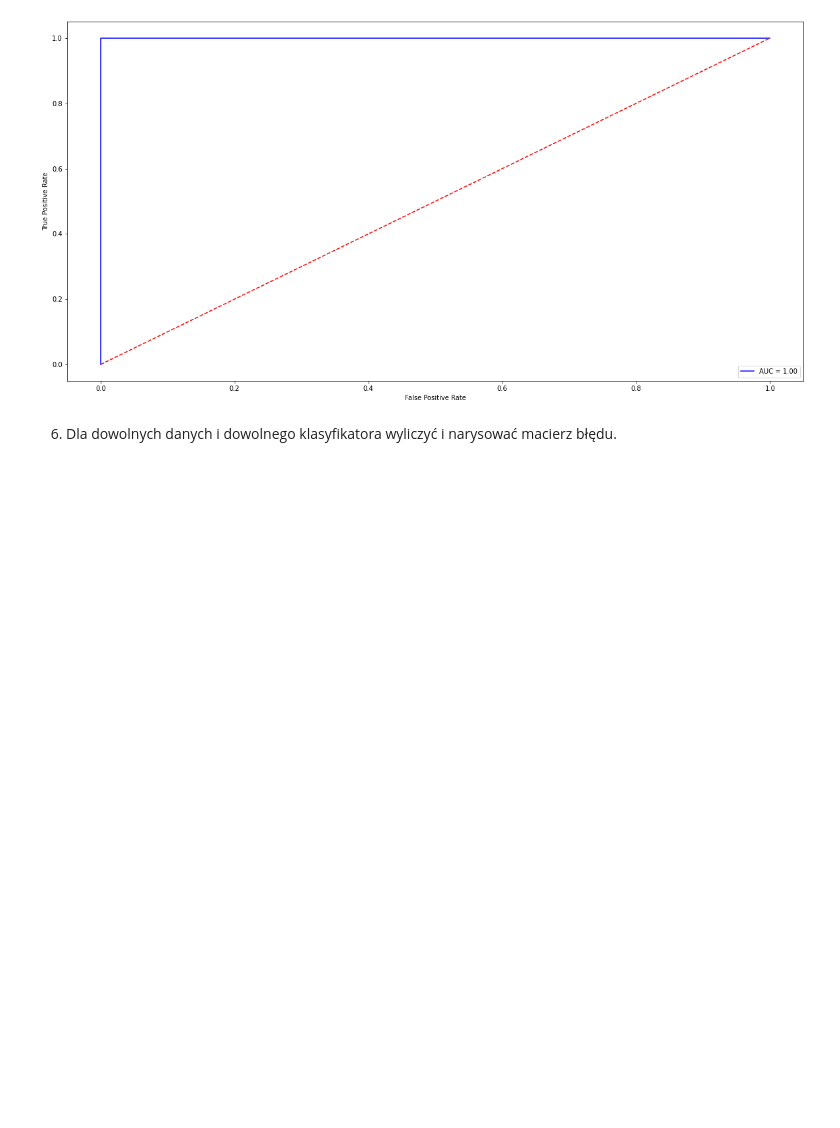
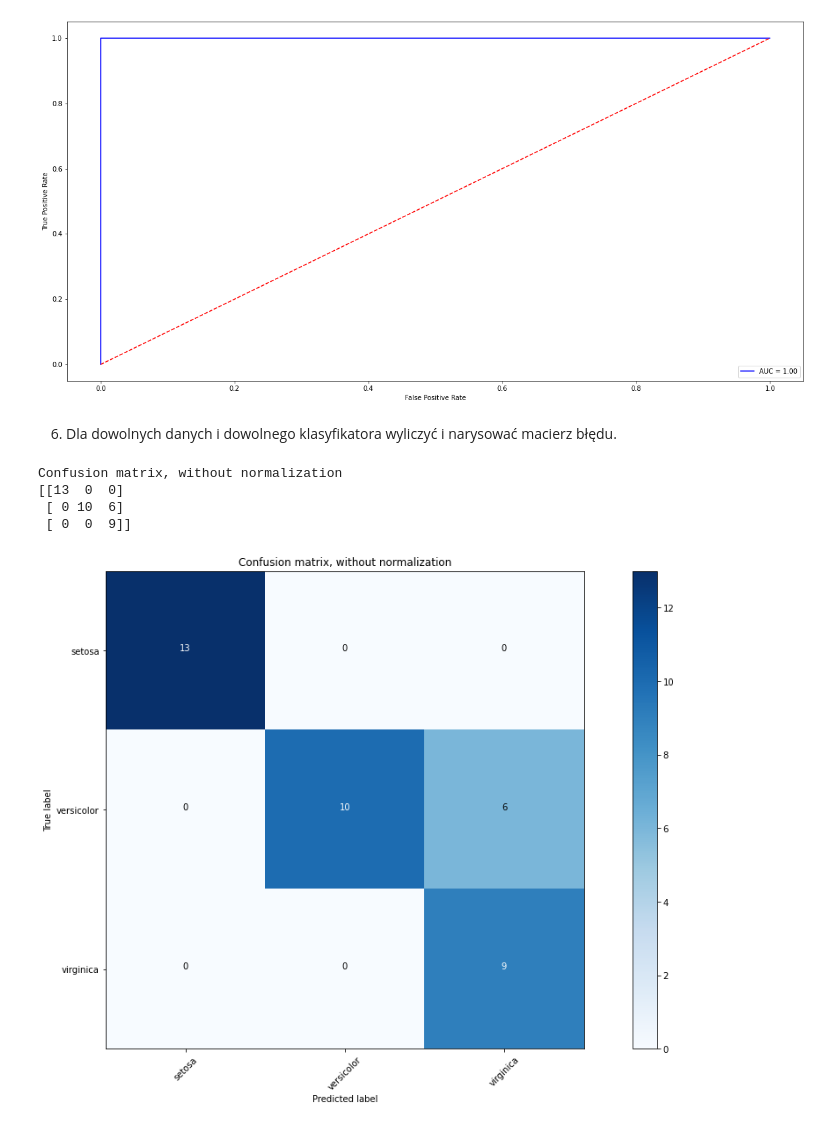
Before and after one commit to pajelonek/machine_learning_course, a Jupyter notebook: Lecture 3 - Learning scheme + metrics/Lab5/Lab5_notebook.ipynb, the cells around one changed output. Saved outputs shown, nothing was run; the diff lists cells and outputs as text; code cells hidden in the pictures; blank space fills up the shorter version.

Commit message:
Adding confusion matrix

```diff
--- a/Lecture 3 - Learning scheme + metrics/Lab5/Lab5_notebook.ipynb
+++ b/Lecture 3 - Learning scheme + metrics/Lab5/Lab5_notebook.ipynb
@@ -254,0 +286,30 @@ roc_auc:  1.0
+# %%
+iris = datasets.load_iris()
+X = iris.data
+y = iris.target
+class_names = iris.target_names
+
+# Split the data into a training set and a test set
+X_train, X_test, y_train, y_test = train_test_split(X, y, random_state=0)
+
+# Run classifier, using a model that is too regularized (C too low) to see
+# the impact on the results
+classifier = svm.SVC(kernel='linear', C=0.01)
+y_pred = classifier.fit(X_train, y_train).predict(X_test)
+
+# Compute confusion matrix
+cnf_matrix = confusion_matrix(y_test, y_pred)
+np.set_printoptions(precision=2)
+
+# Plot non-normalized confusion matrix
+plot_confusion_matrix(cnf_matrix, classes=class_names,title='Confusion matrix, without normalization')
+
+# Plot normalized confusion matrix
+# plot_confusion_matrix(cnf_matrix, classes=class_names, normalize=True, title='Normalized confusion matrix')
+plt.show()
+# %% [output]
+Confusion matrix, without normalization
+[[13  0  0]
+ [ 0 10  6]
+ [ 0  0  9]]
+[figure, added]
```
Also changed, not shown: parts of 5 cells of this notebook.
